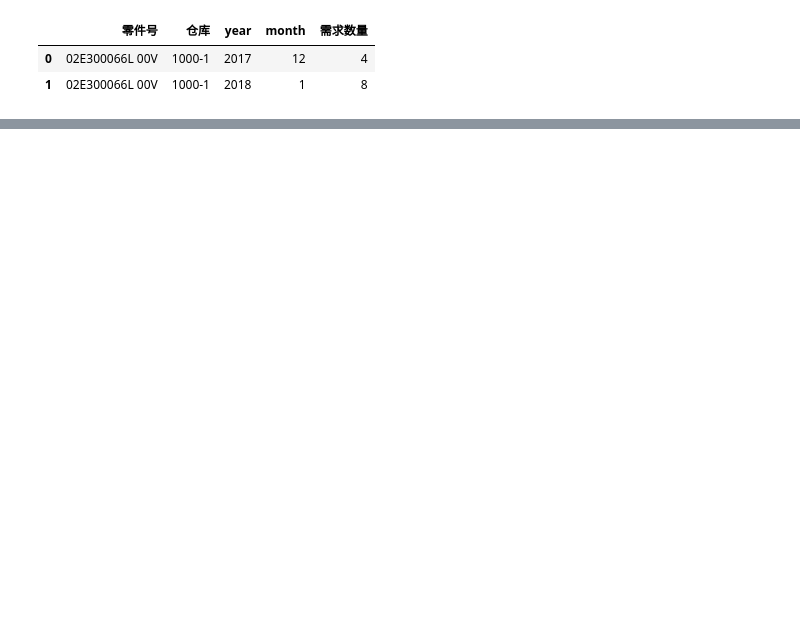
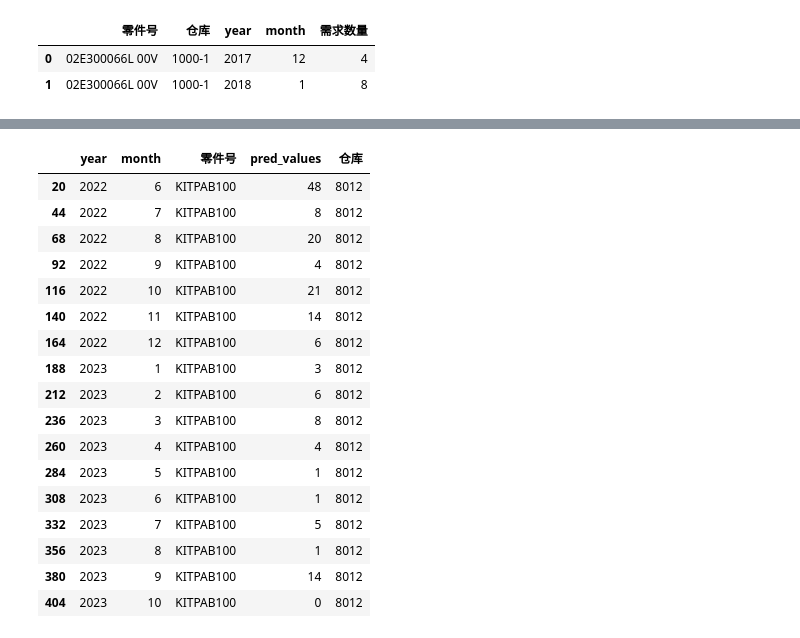
Before and after one commit to jiefwat/chumi_info, a Jupyter notebook: 常规零件预测-迭代预测-平常任务.ipynb, the cells around one changed output, grey strips where cells are left out. Saved outputs shown, nothing was run; the diff lists cells and outputs as text; code cells hidden in the pictures; blank space fills up the shorter version.

```diff
--- a/常规零件预测-迭代预测-平常任务.ipynb
+++ b/常规零件预测-迭代预测-平常任务.ipynb
@@ -250 +236,25 @@ full_compart_info.sort_values(['零件号']).tail(50)
+# %%
+test = feature_processing(filled_df,'2023-10-01')
+output = demods_groby_month(test).sort_values(['零件号','仓库','year','month'])
+output[(output['零件号']=='KITPAB100')
+                      &(output['仓库']=='8012')]
+# %% [output]
+|  | year | month | 零件号 | pred_values | 仓库 |
+| 20 | 2022 | 6 | KITPAB100 | 48 | 8012 |
+| 44 | 2022 | 7 | KITPAB100 | 8 | 8012 |
+| 68 | 2022 | 8 | KITPAB100 | 20 | 8012 |
+| 92 | 2022 | 9 | KITPAB100 | 4 | 8012 |
+| 116 | 2022 | 10 | KITPAB100 | 21 | 8012 |
+| 140 | 2022 | 11 | KITPAB100 | 14 | 8012 |
+| 164 | 2022 | 12 | KITPAB100 | 6 | 8012 |
+| 188 | 2023 | 1 | KITPAB100 | 3 | 8012 |
+| 212 | 2023 | 2 | KITPAB100 | 6 | 8012 |
+| 236 | 2023 | 3 | KITPAB100 | 8 | 8012 |
+| 260 | 2023 | 4 | KITPAB100 | 4 | 8012 |
+| 284 | 2023 | 5 | KITPAB100 | 1 | 8012 |
+| 308 | 2023 | 6 | KITPAB100 | 1 | 8012 |
+| 332 | 2023 | 7 | KITPAB100 | 5 | 8012 |
+| 356 | 2023 | 8 | KITPAB100 | 1 | 8012 |
+| 380 | 2023 | 9 | KITPAB100 | 14 | 8012 |
+| 404 | 2023 | 10 | KITPAB100 | 0 | 8012 |
 # %%
```
Also changed, not shown: parts of 19 cells of this notebook, 3 other files.
